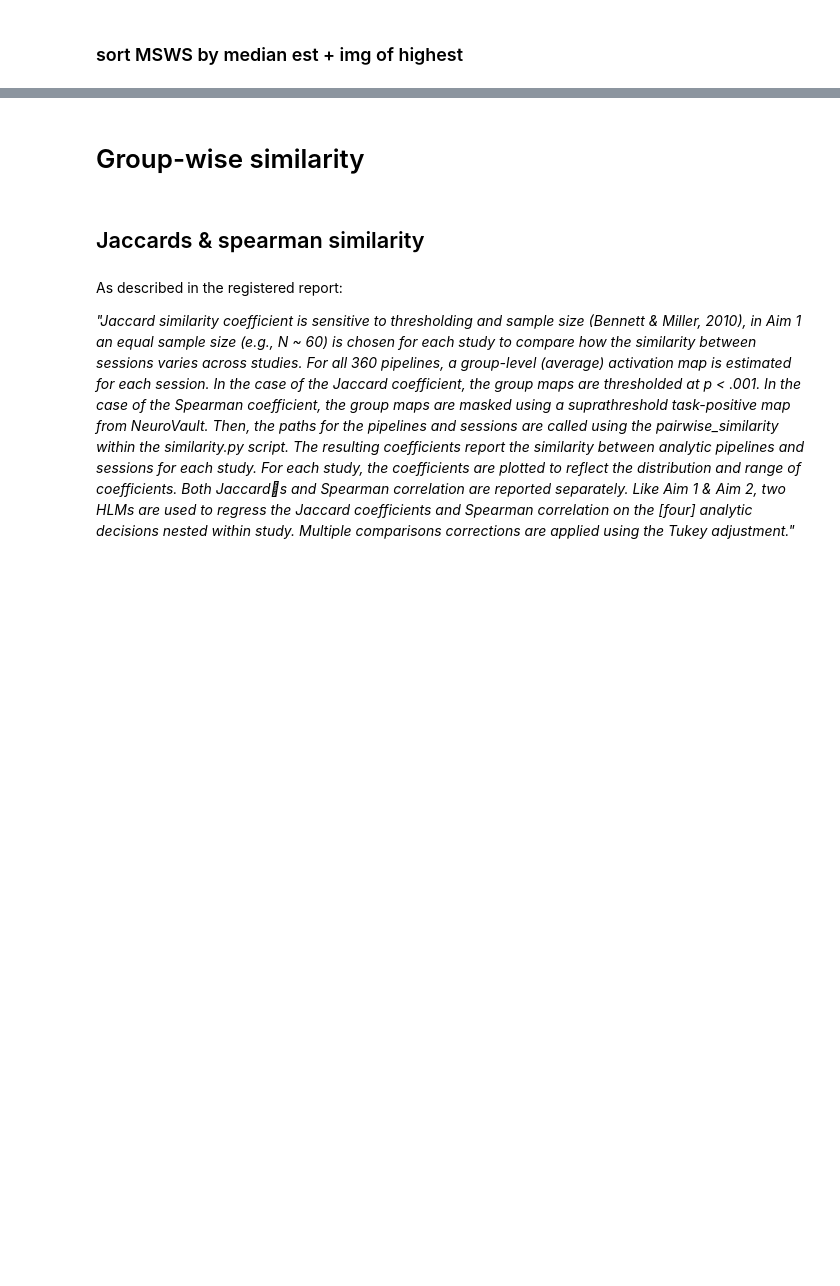
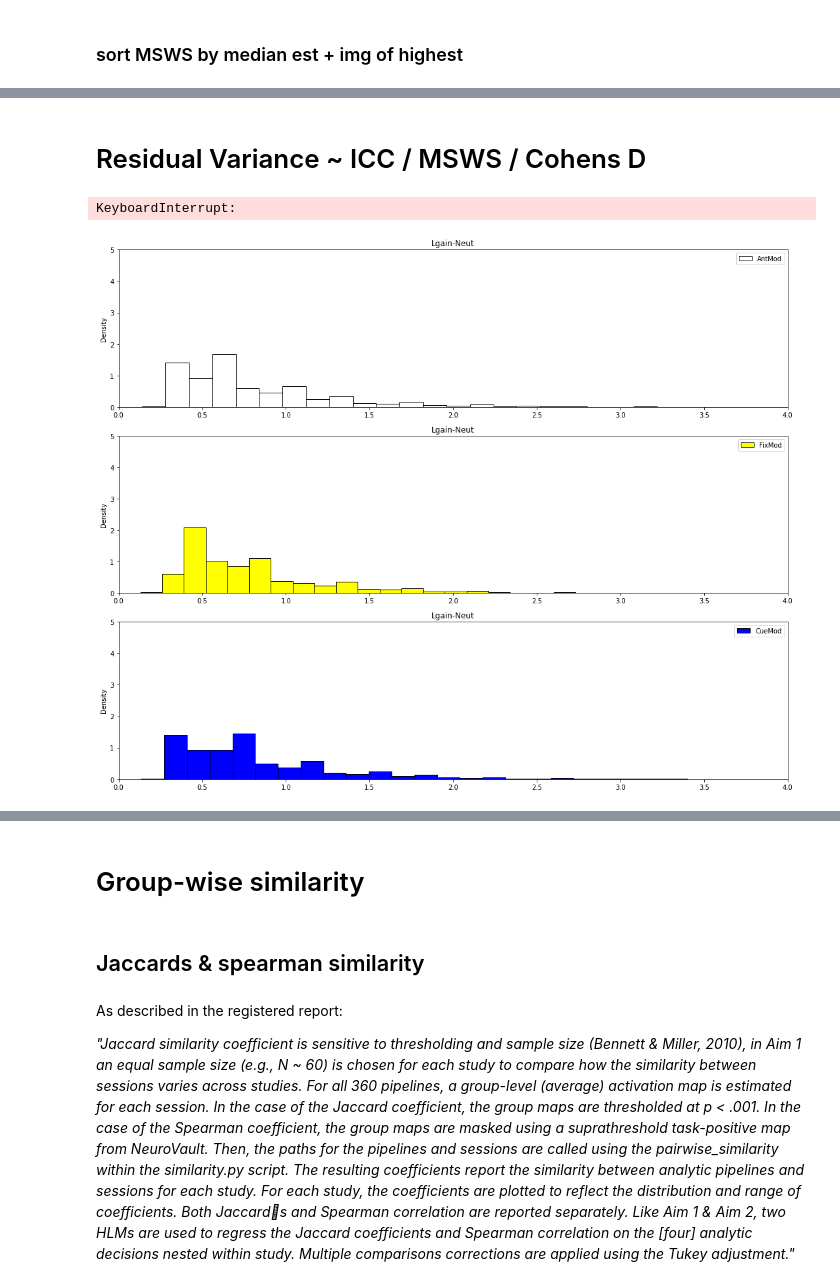
Before and after one commit to demidenm/Multiverse_Reliability, a Jupyter notebook: Stage2_Code/sherlock_run-analyses.ipynb, the cells around one changed output, grey strips where cells are left out. Drawn from its saved outputs; the diff is of its cells as text; code cells hidden in the pictures; blank space fills up the shorter version.

```diff
--- a/Stage2_Code/sherlock_run-analyses.ipynb
+++ b/Stage2_Code/sherlock_run-analyses.ipynb
@@ -171,0 +191,4 @@ out_similarity= f'{out_dir}/file_output/sample-{sample}_type-{calc_type}_stats-s
+# %%
+first_path = f'{out_dir}/firstlvl/ses-1'
+directories = [d for d in os.listdir(first_path) if os.path.isdir(os.path.join(first_path, d))]
+len(directories)
@@ -373,0 +376,2 @@ plot_dist_imgs(supra_imgs=ws_supra_imgs, sub_imgs=ws_sub_imgs, img_index=ws_img,
+# %% [markdown]
+# Residual Variance ~ ICC / MSWS / Cohens D
@@ -373,0 +391,51 @@ plot_dist_imgs(supra_imgs=ws_supra_imgs, sub_imgs=ws_sub_imgs, img_index=ws_img,
+# %%
+# dont re-run if already ran
+for con in con_opts:
+    for mod in model_opts:
+        resid_ses1_imgs = glob(f'{first_path}/ses-1/**/*_ses-1_task-{task}_run-0*_contrast-{con}_mask-mni152_mot-opt1_mod-{mod}_{fwhm}_stat-residvar.nii.gz')
+        resid_ses2_imgs = glob(f'{first_path}/ses-2/**/*_ses-2_task-{task}_run-0*_contrast-{con}_mask-mni152_mot-opt1_mod-{mod}_{fwhm}_stat-residvar.nii.gz')
+
+        ses1_mean, ses1_sd = mean_sd_img(resid_ses1_imgs)
+        ses2_mean, ses2_sd = mean_sd_img(resid_ses1_imgs)
+        ses_mean, ses_sd = mean_sd_img([ses1_mean,ses2_mean])
+
+        ses1_name = f'{ses1_out}/subs-{n}_ses-1_task-{task}_type-session_contrast-{con}_mask-mni152_mot-opt1_mod-{mod}_{fwhm}_stat-residvar.nii.gz'
+        ses2_name = f'{ses2_out}/subs-{n}_ses-2_task-{task}_type-session_contrast-{con}_mask-mni152_mot-opt1_mod-{mod}_{fwhm}_stat-residvar.nii.gz'
+        ses_name = f'{ses_out}/subs-{n}_task-{task}_contrast-{con}_mask-mni152_mot-opt1_mod-{mod}_{fwhm}_stat-residvar.nii.gz'
+
+        nib.save(ses1_mean, ses1_name)
+        nib.save(ses2_mean, ses2_name)
+        nib.save(ses_mean, ses_name)
+# %% [output]
+KeyboardInterrupt:
+# %%
+con = 'Lgain-Neut'
+ant_mod = f'{ses_out}/subs-{n}_task-{task}_contrast-{con}_mask-mni152_mot-opt1_mod-AntMod_{fwhm}_stat-residvar.nii.gz'
+fix_mod = f'{ses_out}/subs-{n}_task-{task}_contrast-{con}_mask-mni152_mot-opt1_mod-FixMod_{fwhm}_stat-residvar.nii.gz'
+cue_mod = f'{ses_out}/subs-{n}_task-{task}_contrast-{con}_mask-mni152_mot-opt1_mod-CueMod_{fwhm}_stat-residvar.nii.gz'
+# %%
+bins = 50
+
+ant_supra = masking.apply_mask(ant_mod, mask_supra)
+fix_supra = masking.apply_mask(fix_mod, mask_supra)
+cue_supra = masking.apply_mask(cue_mod, mask_supra)
+mod_maps = [ant_supra, fix_supra, cue_supra]
+mod_names = ["AntMod","FixMod","CueMod"]
+colors = ['white','yellow','blue']
+
+fig, axes = plt.subplots(3, 1, figsize=(15, 12))
+
+for i, map_mod in enumerate(mod_maps):
+    label = mod_names[i]
+    color = colors[i]
+    axes[i].hist(np.round(map_mod, decimals=1), bins=bins, edgecolor='black', color=color,
+                 alpha=1, label=label, density=True)
+    axes[i].legend()
+    axes[i].set_ylim(0,5)
+    axes[i].set_xlim(0,4)
+    axes[i].set_title(f"{con}")
+    axes[i].set_ylabel('Density')
+plt.tight_layout()
+plt.show()
+# %% [output]
+[figure, added]
```
Also changed, not shown: parts of 25 cells of this notebook.
